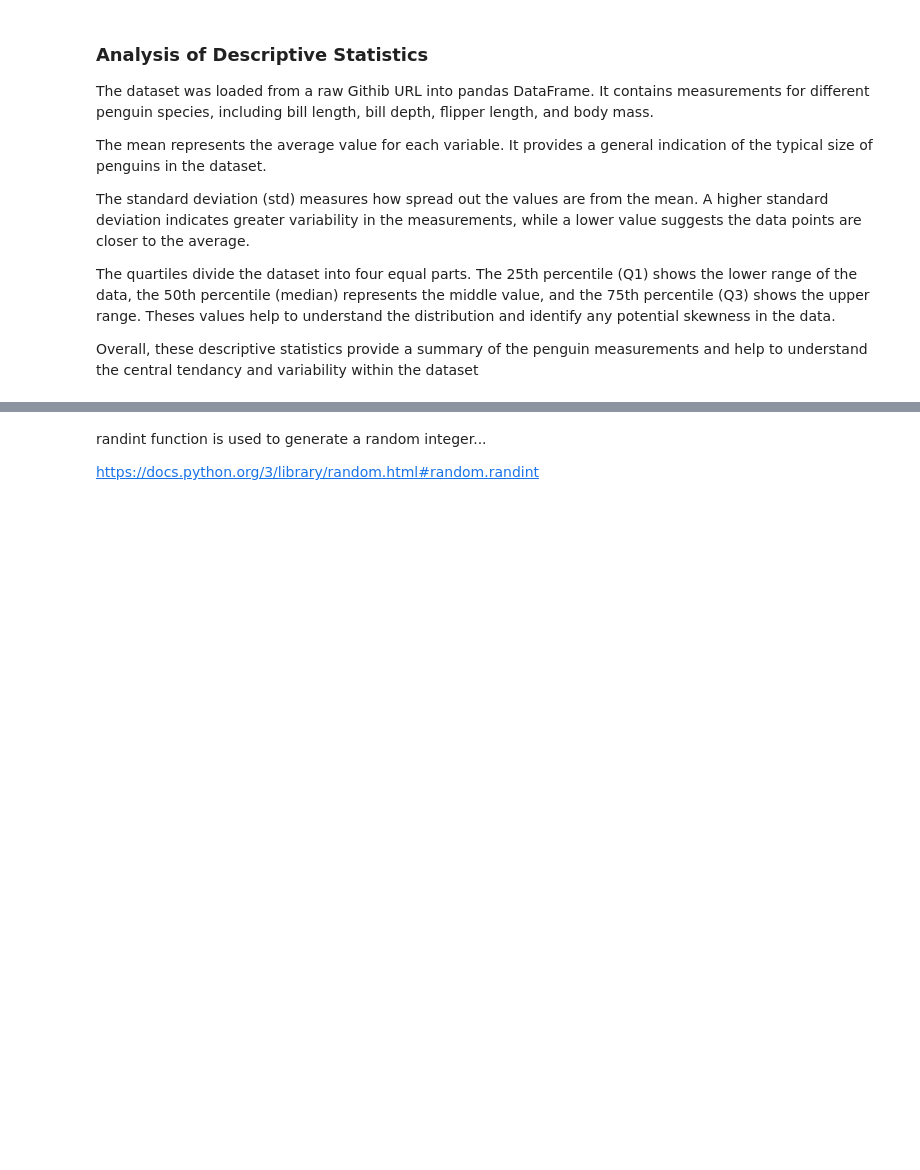
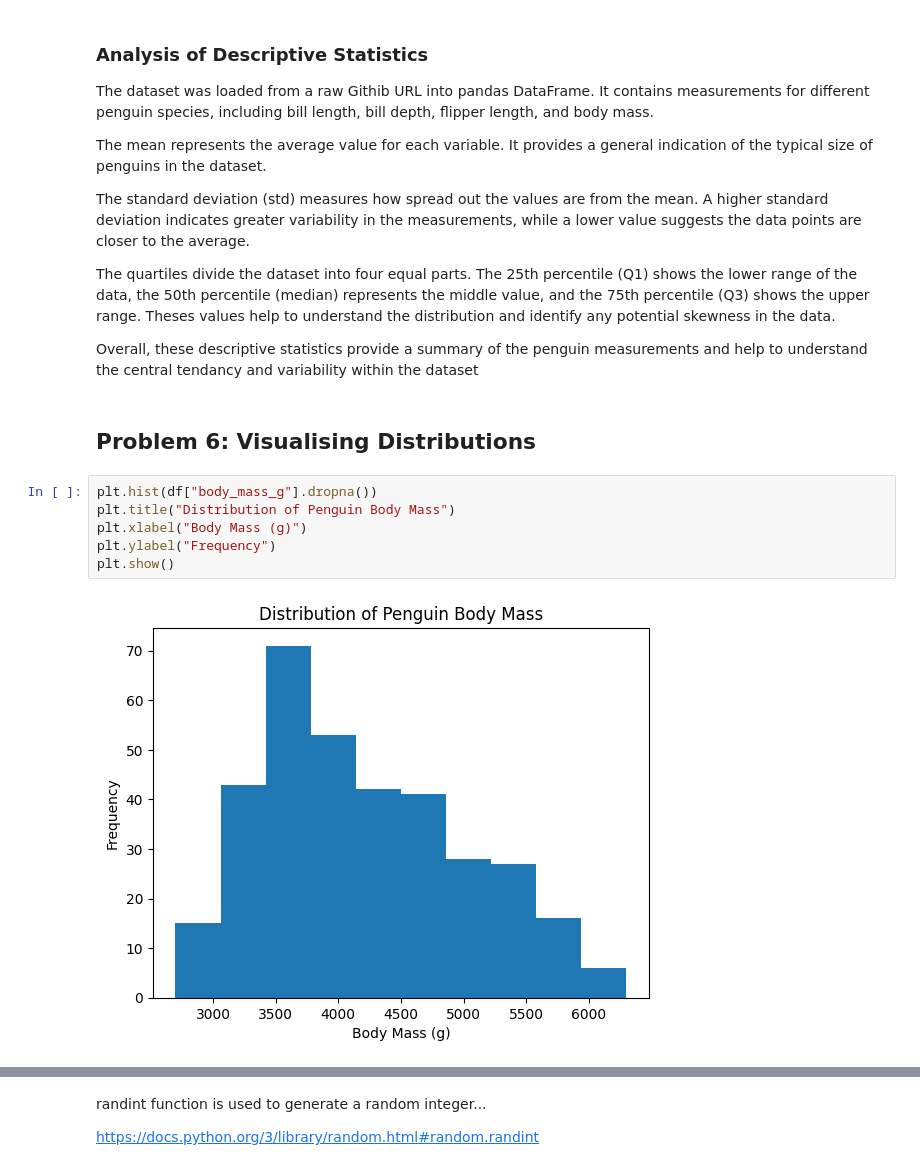
Before and after one commit to aiswarialajan124-png/principles_of_data_analytics, a Jupyter notebook: problems.ipynb, the cells around one changed output, grey strips where cells are left out. Cells and saved outputs as stored; diff of their text form; blank space fills up the shorter version.

Commit message:
Completed problem 6 and Started Problem 7

```diff
--- a/problems.ipynb
+++ b/problems.ipynb
@@ -40,3 +40,13 @@ The standard deviation (std) measures how spread out the values are from the mea
 The quartiles divide the dataset into four equal parts. The 25th percentile (Q1) shows the lower range of the data, the 50th percentile (median) represents the middle value, and the 75th percentile (Q3) shows the upper range. Theses values help to understand the distribution and identify any potential skewness in the data.
 
 Overall, these descriptive statistics provide  a summary of the penguin measurements and help to understand the central tendancy and variability within the dataset
+# %% [markdown]
+## Problem 6: Visualising Distributions
+# %%
+plt.hist(df["body_mass_g"].dropna())
+plt.title("Distribution of Penguin Body Mass")
+plt.xlabel("Body Mass (g)")
+plt.ylabel("Frequency")
+plt.show()
+# %% [output]
+[figure, added]
```
Also changed, not shown: parts of 6 cells of this notebook.
